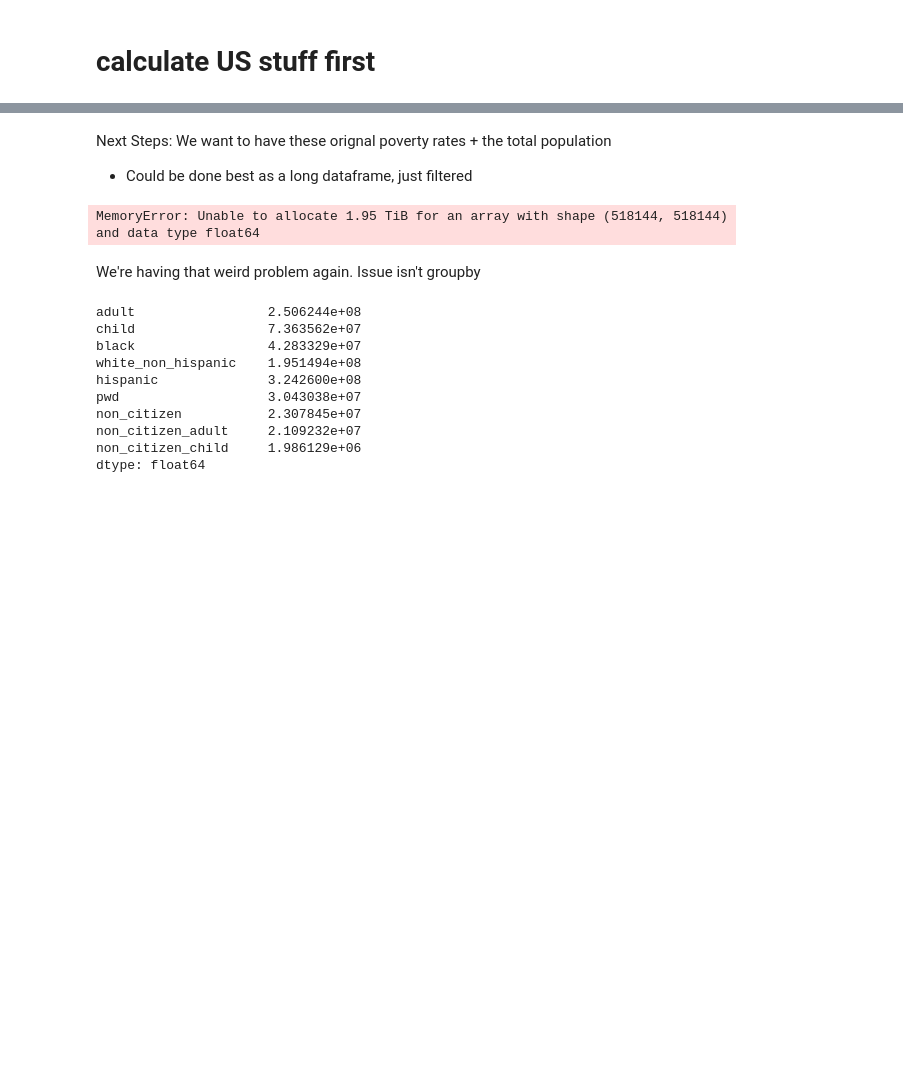
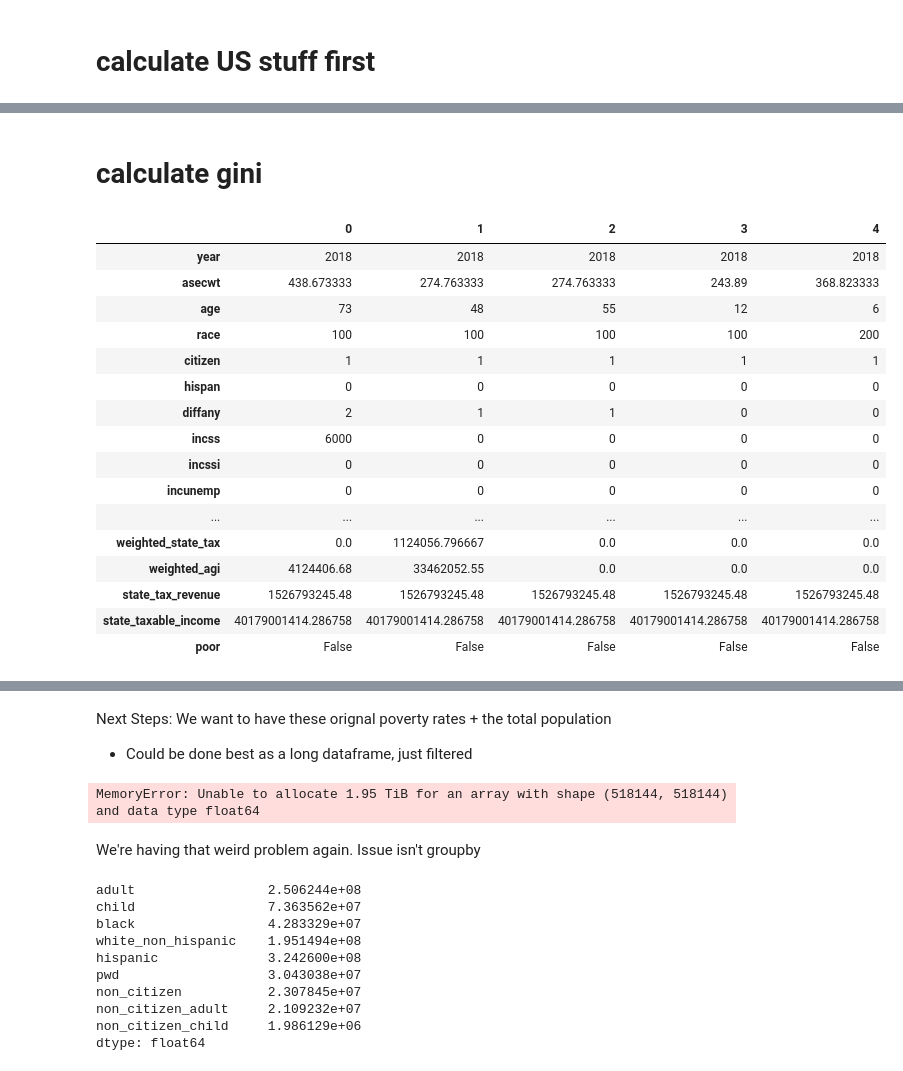
Before and after one commit to UBICenter/us-calc, a Jupyter notebook: pre-processing-notebook.ipynb, the cells around one changed output, grey strips where cells are left out. Saved outputs shown, nothing was run; the diff lists cells and outputs as text; code cells hidden in the pictures; blank space fills up the shorter version.

```diff
--- a/pre-processing-notebook.ipynb
+++ b/pre-processing-notebook.ipynb
@@ -308,0 +352,22 @@ pov_df.index.nunique()
+# %% [markdown]
+# calculate gini
+# %%
+person.head().T
+# %% [output]
+|  | 0 | 1 | 2 | 3 | 4 |
+| year | 2018 | 2018 | 2018 | 2018 | 2018 |
+| asecwt | 438.673333 | 274.763333 | 274.763333 | 243.89 | 368.823333 |
+| age | 73 | 48 | 55 | 12 | 6 |
+| race | 100 | 100 | 100 | 100 | 200 |
+| citizen | 1 | 1 | 1 | 1 | 1 |
+| hispan | 0 | 0 | 0 | 0 | 0 |
+| diffany | 2 | 1 | 1 | 0 | 0 |
+| incss | 6000 | 0 | 0 | 0 | 0 |
+| incssi | 0 | 0 | 0 | 0 | 0 |
+| incunemp | 0 | 0 | 0 | 0 | 0 |
+| ... | ... | ... | ... | ... | ... |
+| weighted_state_tax | 0.0 | 1124056.796667 | 0.0 | 0.0 | 0.0 |
+| weighted_agi | 4124406.68 | 33462052.55 | 0.0 | 0.0 | 0.0 |
+| state_tax_revenue | 1526793245.48 | 1526793245.48 | 1526793245.48 | 1526793245.48 | 1526793245.48 |
+| state_taxable_income | 40179001414.286758 | 40179001414.286758 | 40179001414.286758 | 40179001414.286758 | 40179001414.286758 |
+| poor | False | False | False | False | False |
```
Also changed, not shown: parts of 21 cells of this notebook, 2 other files.
